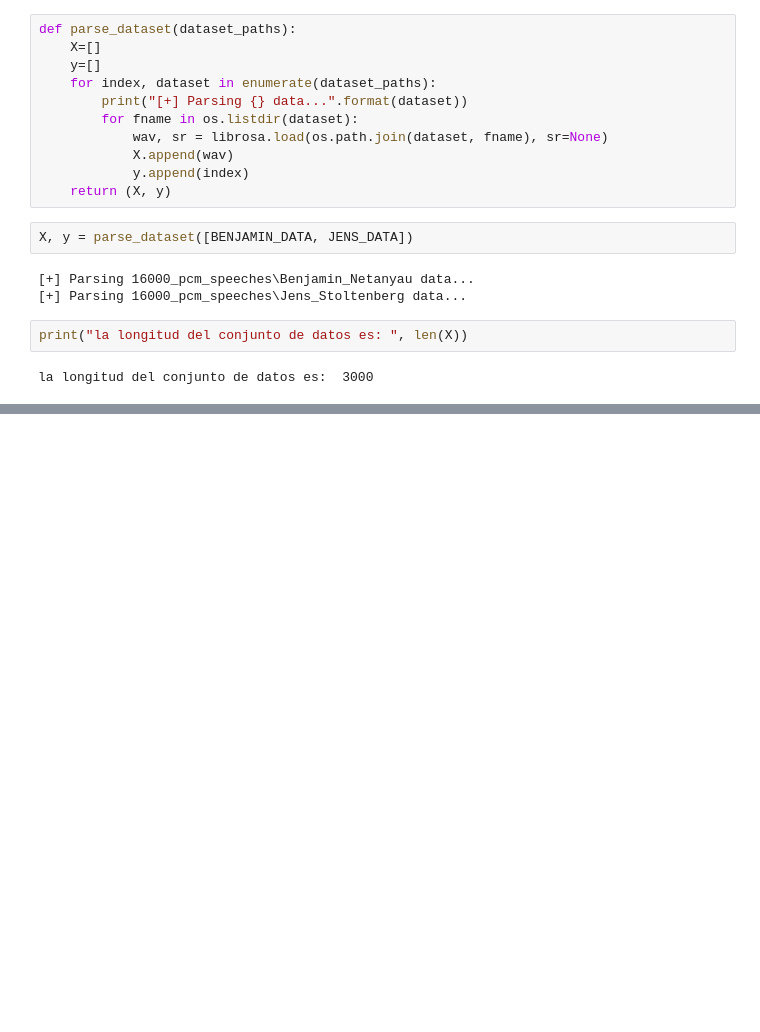
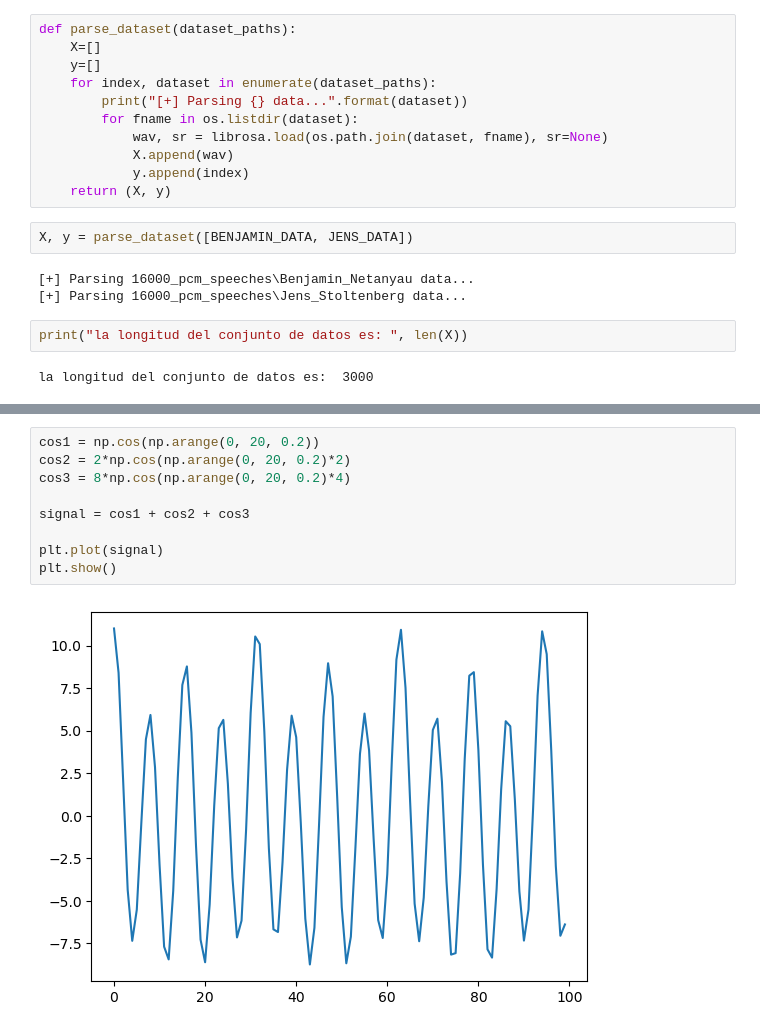
Before and after one commit to Luis127Florez/jupiterPrueba, a Jupyter notebook: perceptronMulticapaAudios.ipynb, the cells around one changed output, grey strips where cells are left out. Saved outputs shown, nothing was run; the diff lists cells and outputs as text; blank space fills up the shorter version.

```diff
--- a/perceptronMulticapaAudios.ipynb
+++ b/perceptronMulticapaAudios.ipynb
@@ -71,0 +119,11 @@ from sk
+# %%
+cos1 = np.cos(np.arange(0, 20, 0.2))
+cos2 = 2*np.cos(np.arange(0, 20, 0.2)*2)
+cos3 = 8*np.cos(np.arange(0, 20, 0.2)*4)
+
+signal = cos1 + cos2 + cos3
+
+plt.plot(signal)
+plt.show()
+# %% [output]
+[figure, added]
```
Also changed, not shown: parts of 21 cells of this notebook.
